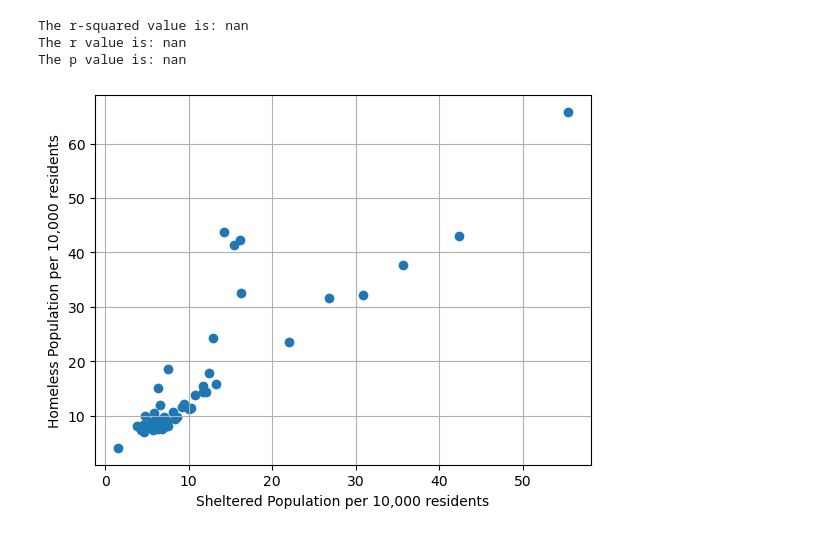
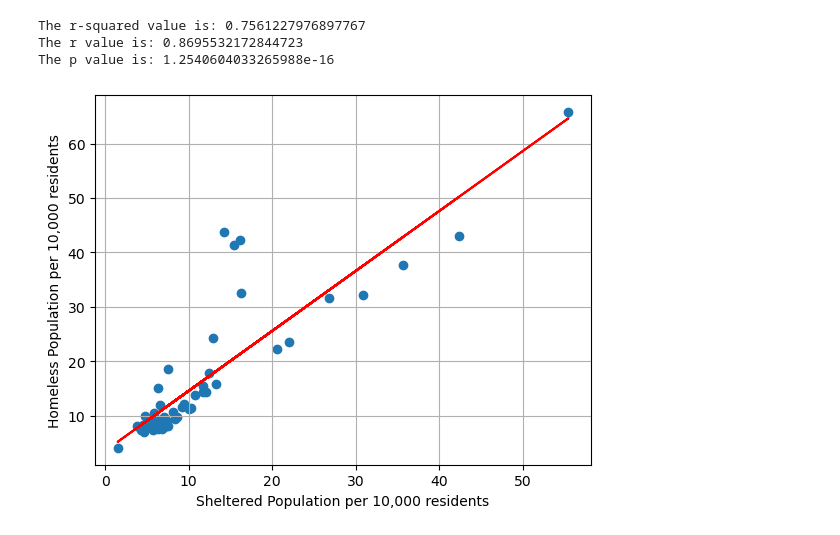
Before and after one commit to JamieKawaguchi/Homelessness-Group-Project, a Jupyter notebook: Homeless_Sheltered_01_Stats.ipynb, the cells around one changed output. Drawn from its saved outputs; the diff is of its cells as text; code cells hidden in the pictures.

```diff
--- a/Homeless_Sheltered_01_Stats.ipynb
+++ b/Homeless_Sheltered_01_Stats.ipynb
@@ -150,13 +145,14 @@ def plot_linear_regression(x_values, y_values, x_axis, title, text_coordinates):
     plt.grid(True)
     plt.show()
 # %%
-# Linear regression on Per10Residents Homeless compared to Restrictiveness Score
+# Linear regression comparing total homeless rate by state as a function of sheltered homeless rate by state
+
 x_values = homeless_reduced["ShelteredPer10k"]
 y_values = homeless_reduced["Per10kResidents"]
-plot_linear_regression(x_values, y_values, "Sheltered Population per 10,000 residents", "Homeless Population per 10,000 residents", (6,-10))
+plot_linear_regression(x_values, y_values, "Sheltered Population per 10,000 residents", "Homeless Population per 10,000 residents", (50,-50))
 # %% [output]
-The r-squared value is: nan
-The r value is: nan
-The p value is: nan
+The r-squared value is: 0.7561227976897767
+The r value is: 0.8695532172844723
+The p value is: 1.2540604033265988e-16
-[figure, old version]
+[figure, new version]
 # %%
```
Also changed, not shown: parts of 7 cells of this notebook, 4 other files.
